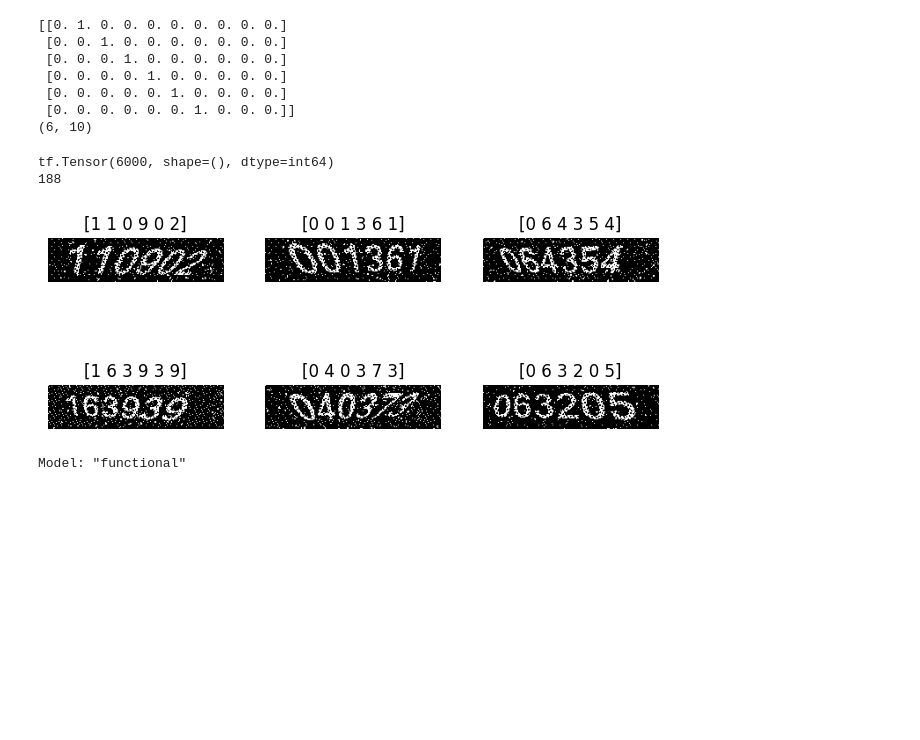
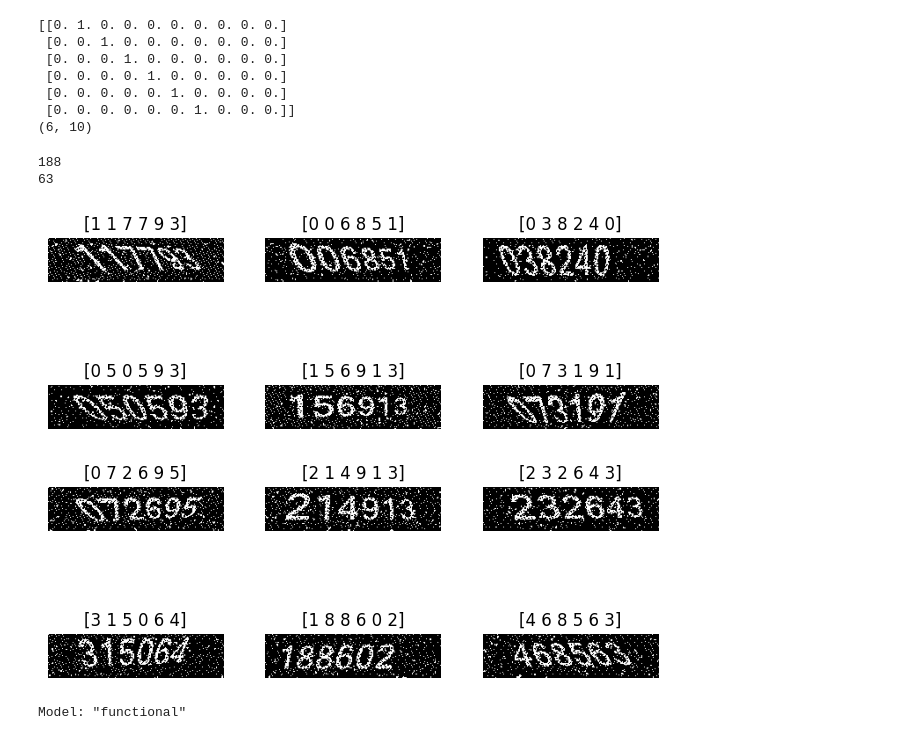
Before and after one commit to navidmafi/numeric-captcha, a Jupyter notebook: tf_only.ipynb, the cells around one changed output. Cells and saved outputs as stored; diff of their text form; code cells hidden in the pictures; blank space fills up the shorter version.

```diff
--- a/tf_only.ipynb
+++ b/tf_only.ipynb
@@ -136,17 +136,21 @@ def process_path(file_path:tf.Tensor) -> tuple[tf.Tensor,tf.Tensor]:
   img = decode_img(img)
   return preprocess_image(img), preprocess_label(label)
 # %%
-train_ds = tf.data.Dataset.list_files("./data/train/*.jpg", shuffle=False)
-train_ds = train_ds.map(process_path, num_parallel_calls=tf.data.AUTOTUNE)
-print(train_ds.cardinality())
-
-train_ds = configure_for_performance(train_ds)
-print(train_ds.cardinality().numpy())
-viz_ds(train_ds)
+def create_dataset(folderName: str) -> tf.data.Dataset :
+    ds = tf.data.Dataset.list_files(f"./data/{folderName}/*.jpg", shuffle=False)
+    ds = ds.map(process_path, num_parallel_calls=tf.data.AUTOTUNE)
+    ds = configure_for_performance(ds)
+    print(ds.cardinality().numpy())
+    viz_ds(ds)
+    return ds
-# %% [output]
-tf.Tensor(6000, shape=(), dtype=int64)
-188
-[figure, removed]
+# %%
+train_ds = create_dataset("train")
+test_ds = create_dataset("test")
+# %% [output]
+188
+63
+[figure, added]
+[figure, added]
 # %%
 loss_fn = keras.losses.CategoricalCrossentropy()
 optimizer = keras.optimizers.Adam()
```
Also changed, not shown: parts of 3 cells of this notebook.
